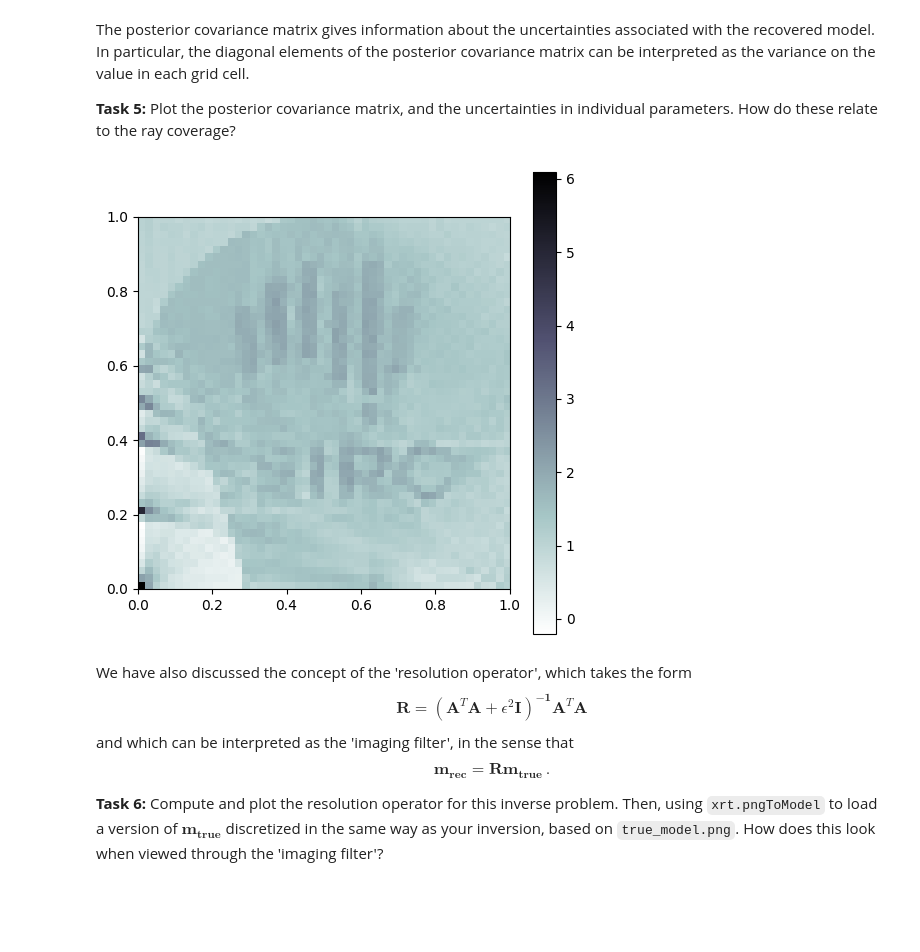
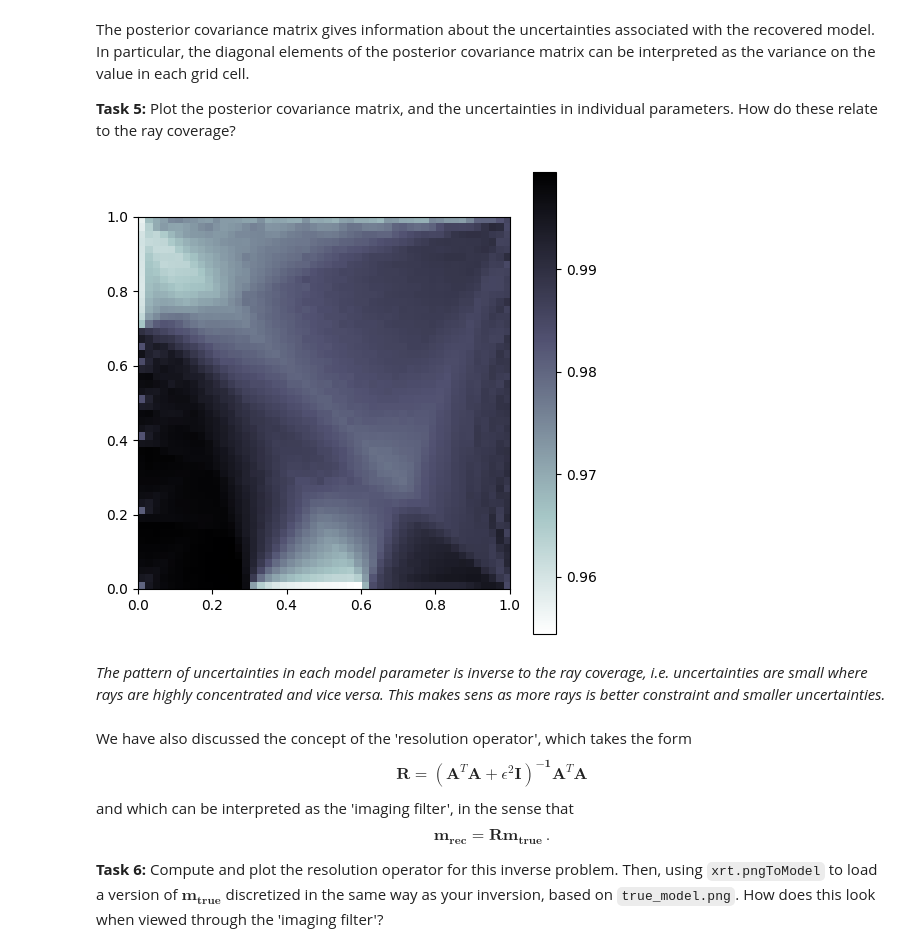
Before and after one commit to msambridge/InversionPracticals, a Jupyter notebook: Solutions/S2.2 - Resolution and uncertainty-solution.ipynb, the cells around one changed output. Saved outputs shown, nothing was run; the diff lists cells and outputs as text; code cells hidden in the pictures; blank space fills up the shorter version.

```diff
--- a/Solutions/S2.2 - Resolution and uncertainty-solution.ipynb
+++ b/Solutions/S2.2 - Resolution and uncertainty-solution.ipynb
@@ -102,20 +120,3 @@ def solveInverseProblem2(A,d,sigma,mp,invCm):
 The posterior covariance matrix gives information about the uncertainties associated with the recovered model. In particular, the diagonal elements of the posterior covariance matrix can be interpreted as the variance on the value in each grid cell.
 
 **Task 5:** Plot the posterior covariance matrix, and the uncertainties in individual parameters. How do these relate to the ray coverage?
-# %%
-# Try it here! You can insert more cells by selecting Cell > Insert Cell Above/Below from the menu
-# bar, or by pressing Esc to enter command mode and then hitting A or B (for above/below).
-sigmad = 1.0
-#dnoise = np.random.normal(0, sigmad, len(d))
-dnoise = 0.0
-#print(np.var(d))
-sigmam = np.sqrt(1000)
-sigmam = sigmam*np.ones(len(m))
-invCm = np.diag(1./sigmam**2) # C_m^{-1}
-#print(invCm)
-mp = np.zeros(len(m))
-d = d + dnoise
-m = solveInverseProblem2(A,d,sigmad*np.ones(len(d)),mp,invCm)
-xrt.displayModel(m.reshape(np.shape(model)))
-# %% [output]
-[figure, removed]
@@ -122,3 +130,9 @@ xrt.displayModel(m.reshape(np.shape(model)))
+# %%
+xrt.displayModel(np.sqrt(np.diag(Cm)).reshape(np.shape(model)))
+# %% [output]
+[figure, added]
+# %% [markdown]
+*The pattern of uncertainties in each model parameter is inverse to the ray coverage, i.e. uncertainties are small where rays are highly concentrated and vice versa. This makes sens as more rays is better constraint and smaller uncertainties.*
 # %% [markdown]
 We have also discussed the concept of the 'resolution operator', which takes the form $$\mathbf{R} = \left(\mathbf{A}^T\mathbf{A}+\epsilon^2\mathbf{I}\right)^\mathbf{-1}\mathbf{A}^T\mathbf{A}$$ and which can be interpreted as the 'imaging filter', in the sense that $$\mathbf{m_{rec}} = \mathbf{Rm_{true}}\,.$$
 
```
Also changed, not shown: parts of 7 cells of this notebook, 3 other files.
